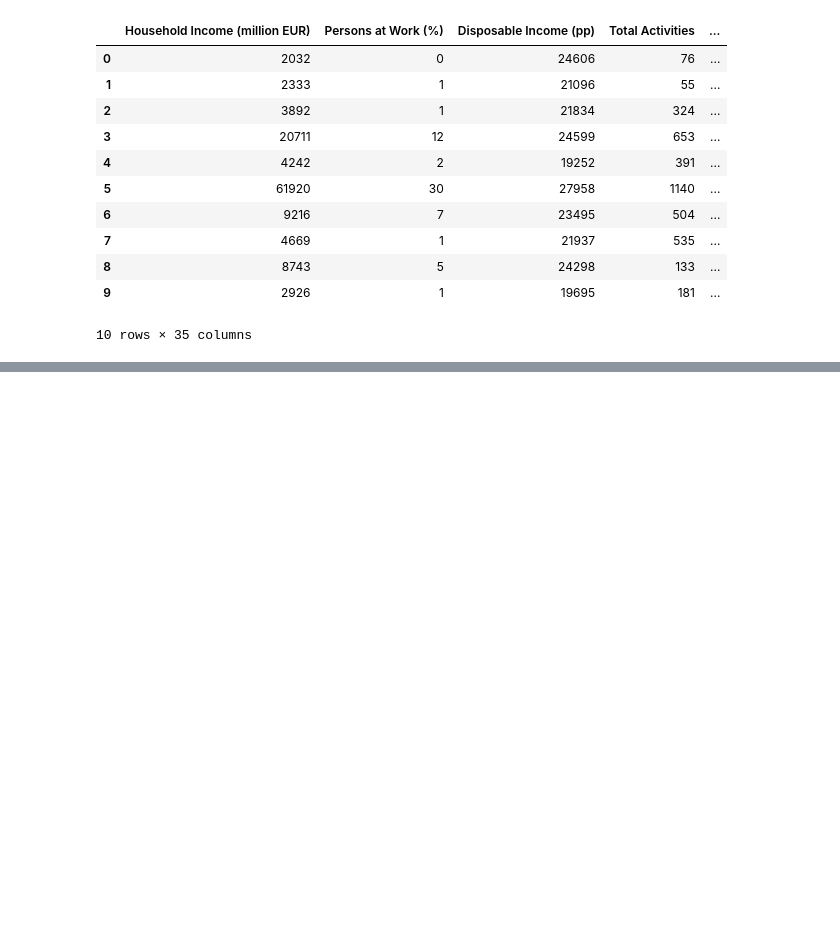
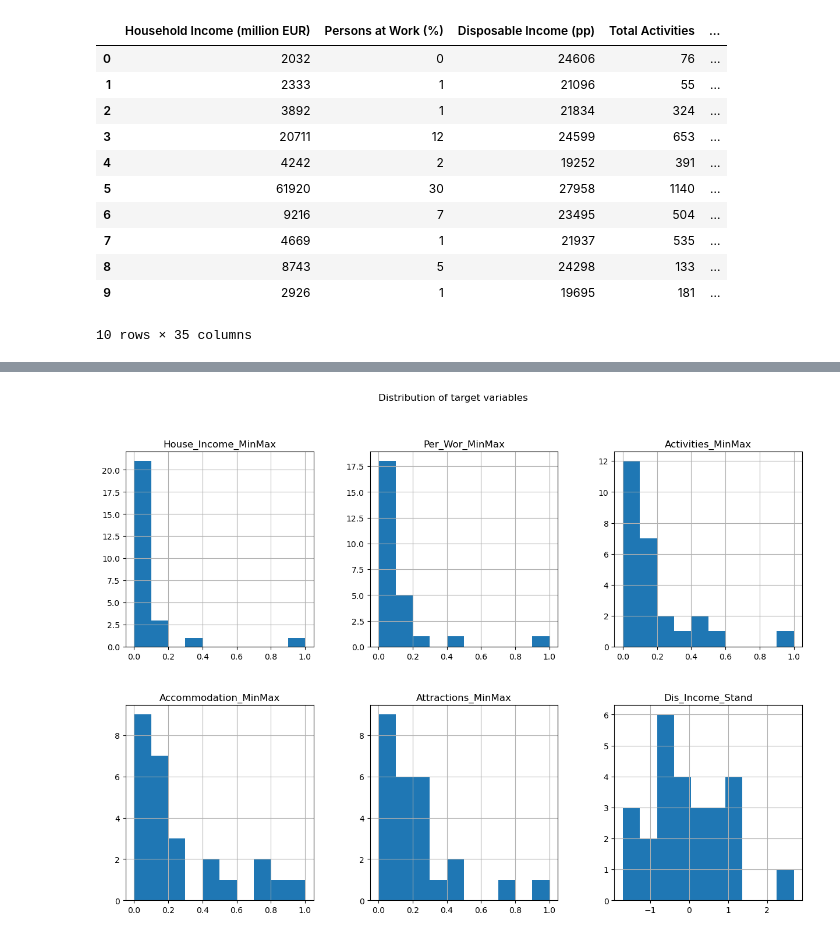
Before and after one commit to sbs22014/CA1_TourismIreland_MscDA, a Jupyter notebook: Data Clean and Merge for Project - 1.ipynb, the cells around one changed output, grey strips where cells are left out. Saved outputs shown, nothing was run; the diff lists cells and outputs as text; code cells hidden in the pictures; blank space fills up the shorter version.

```diff
--- a/Data Clean and Merge for Project - 1.ipynb
+++ b/Data Clean and Merge for Project - 1.ipynb
@@ -1415,0 +1522,6 @@ num_ohe_df.head(10)
+# %%
+df["Activities_MinMax"]=preproc.minmax_scale(df[["Total Activities"]])
+# %%
+df["Accommodation_MinMax"]=preproc.minmax_scale(df[["Total Accommodation"]])
+# %%
+df["Attractions_MinMax"]=preproc.minmax_scale(df[["Total Attractions"]])
@@ -1415,0 +1540,6 @@ num_ohe_df.head(10)
+# %%
+scaled_cols = df[['House_Income_MinMax', 'Per_Wor_MinMax', 'Activities_MinMax',
+               'Accommodation_MinMax', 'Attractions_MinMax', 'Dis_Income_Stand']]
+
+# Printing the selected columns
+print(scaled_cols)
@@ -1415,0 +1564,8 @@ num_ohe_df.head(10)
+# %%
+# Plot histograms for each target variable
+
+scaled_cols.hist(layout=(2, 3), figsize=(15, 10))
+plt.suptitle('Distribution of target variables')
+plt.show()
+# %% [output]
+[figure, added]
```
Also changed, not shown: parts of 43 cells of this notebook, 18 other files.
